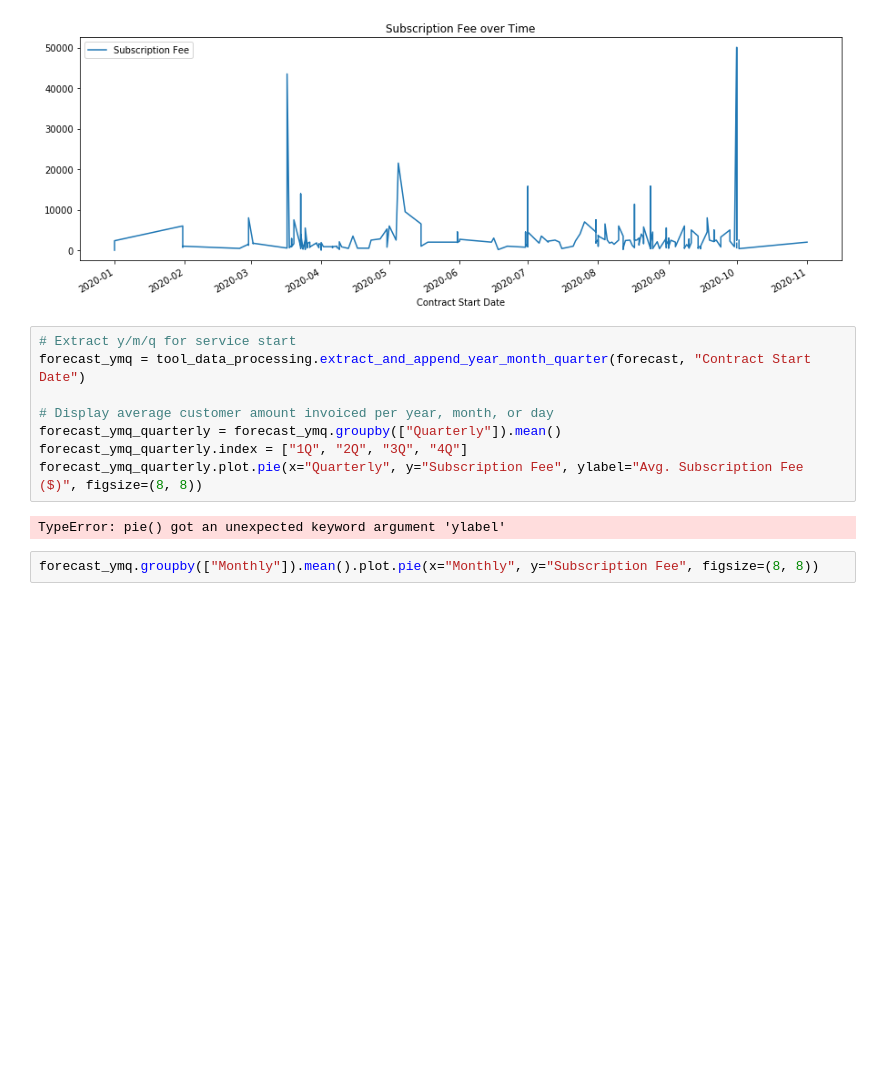
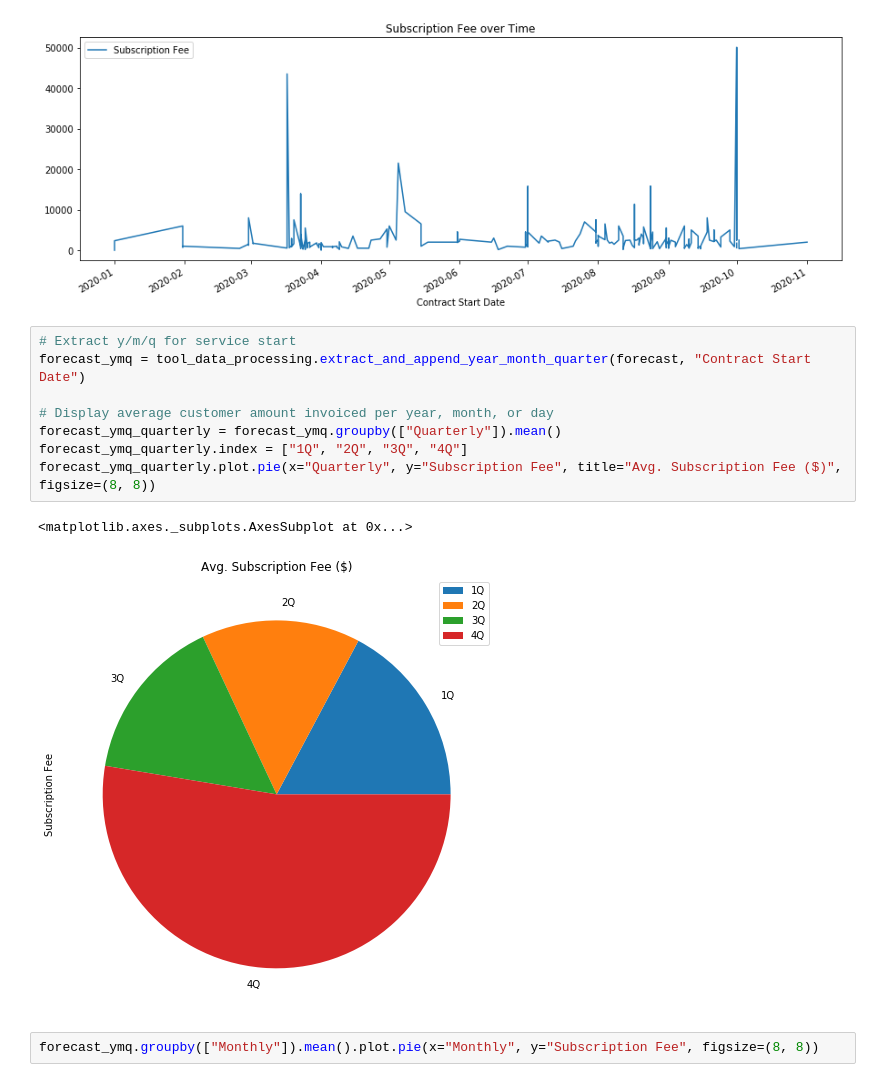
Before and after one commit to dd2-GWFinTech-Projects/Project1_ProductMarketingAnalysis, a Jupyter notebook: PhaseI/02_Processing/01_BasicDataAnalysis.ipynb, the cells around one changed output. Drawn from its saved outputs; the diff is of its cells as text; blank space fills up the shorter version.

```diff
--- a/PhaseI/02_Processing/01_BasicDataAnalysis.ipynb
+++ b/PhaseI/02_Processing/01_BasicDataAnalysis.ipynb
@@ -90,13 +93,14 @@ forecast.plot.line(x="Contract Start Date", y="Subscription Fee", figsize=(15, 5
 # %%
 # Extract y/m/q for service start
 forecast_ymq = tool_data_processing.extract_and_append_year_month_quarter(forecast, "Contract Start Date")
 
 # Display average customer amount invoiced per year, month, or day
 forecast_ymq_quarterly = forecast_ymq.groupby(["Quarterly"]).mean()
 forecast_ymq_quarterly.index = ["1Q", "2Q", "3Q", "4Q"]
-forecast_ymq_quarterly.plot.pie(x="Quarterly", y="Subscription Fee", ylabel="Avg. Subscription Fee ($)", figsize=(8, 8))
+forecast_ymq_quarterly.plot.pie(x="Quarterly", y="Subscription Fee", title="Avg. Subscription Fee ($)", figsize=(8, 8))
 # %% [output]
-TypeError: pie() got an unexpected keyword argument 'ylabel'
+<matplotlib.axes._subplots.AxesSubplot at 0x...>
+[figure, added]
 # %%
 forecast_ymq.groupby(["Monthly"]).mean().plot.pie(x="Monthly", y="Subscription Fee", figsize=(8, 8))
 # %% [output]
```
Also changed, not shown: parts of 2 cells of this notebook, 6 other files.
